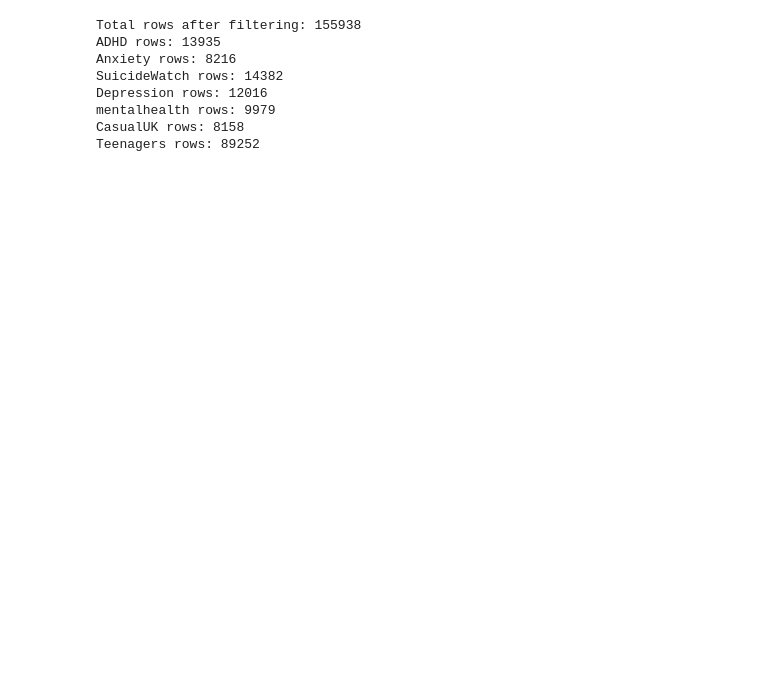
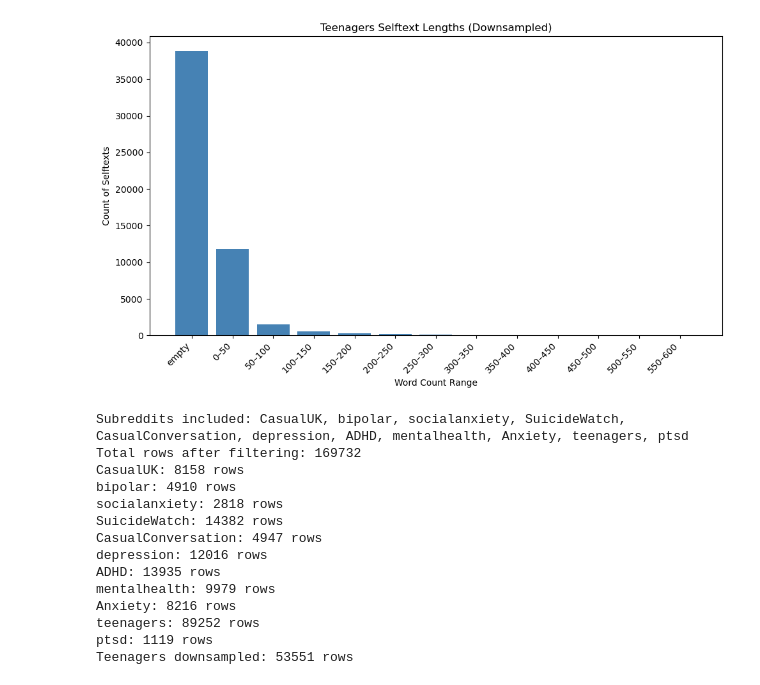
Before and after one commit to DHJKim321/diss-project, a Jupyter notebook: src/data/raw/combine_data.ipynb, the cells around one changed output. Drawn from its saved outputs; the diff is of its cells as text; code cells hidden in the pictures; blank space fills up the shorter version.

```diff
--- a/src/data/raw/combine_data.ipynb
+++ b/src/data/raw/combine_data.ipynb
@@ -36,0 +62,21 @@ for subreddit in full_df['subreddit'].unique():
+# %%
+for subreddit in full_df['subreddit'].unique():
+    subreddit_df = full_df[full_df['subreddit'] == subreddit].copy()
+    subreddit_df['length_for_bin'] = subreddit_df['selftext_length'].replace(0, -1)
+    bins = [-2, -0.5] + list(np.arange(0, 650, 50))
+    subreddit_df['length_bin'] = pd.cut(subreddit_df['length_for_bin'], bins=bins)
+    counts = subreddit_df['length_bin'].value_counts().sort_index()
+    labels = []
+    for interval in counts.index:
+        if interval.left < 0:
+            labels.append('empty')
+        else:
+            labels.append(f'{int(interval.left)}–{int(interval.right)}')
+    plt.figure(figsize=(10, 6))
+    plt.bar(labels, counts.values, color='steelblue')
+    plt.title(f'{subreddit} Selftext Lengths')
+    plt.xlabel('Word Count Range')
+    plt.ylabel('Count of Selftexts')
+    plt.xticks(rotation=45, ha='right')
+    plt.tight_layout()
+    plt.show()
@@ -37,21 +95,48 @@ for subreddit in full_df['subreddit'].unique():
+# %%
+# Plot same graph for downsampled teenagers for selftext lengths
+teen_downsampled['length_for_bin'] = teen_downsampled['selftext_length'].replace(0, -1)
+bins = [-2, -0.5] + list(np.arange(0, 650, 50))
+teen_downsampled['length_bin'] = pd.cut(teen_downsampled['length_for_bin'], bins=bins)
+counts = teen_downsampled['length_bin'].value_counts().sort_index()
+labels = []
+for interval in counts.index:
+    if interval.left < 0:
+        labels.append('empty')
+    else:
+        labels.append(f'{int(interval.left)}–{int(interval.right)}')
+plt.figure(figsize=(10, 6))
+plt.bar(labels, counts.values, color='steelblue')
+plt.title('Teenagers Selftext Lengths (Downsampled)')
+plt.xlabel('Word Count Range')
+plt.ylabel('Count of Selftexts')
+plt.xticks(rotation=45, ha='right')
+plt.tight_layout()
+plt.show()
+# %% [output]
+[figure, added]
 # %%
+subreddits = full_df['subreddit'].unique()
+print(f"Subreddits included: {', '.join(subreddits)}")
 print(f"Total rows after filtering: {len(full_df)}")
-print(f"ADHD rows: {len(full_df[full_df['subreddit'] == 'ADHD'])}")
-print(f"Anxiety rows: {len(full_df[full_df['subreddit'] == 'Anxiety'])}")
-print(f"SuicideWatch rows: {len(full_df[full_df['subreddit'] == 'SuicideWatch'])}")
-print(f"Depression rows: {len(full_df[full_df['subreddit'] == 'depression'])}")
-print(f"mentalhealth rows: {len(full_df[full_df['subreddit'] == 'mentalhealth'])}")
-print(f"CasualUK rows: {len(full_df[full_df['subreddit'] == 'CasualUK'])}")
-print(f"Teenagers rows: {len(full_df[full_df['subreddit'] == 'teenagers'])}")
+for subreddit in subreddits:
+    subreddit_df = full_df[full_df['subreddit'] == subreddit]
+    print(f"{subreddit}: {len(subreddit_df)} rows")
+print(f"Teenagers downsampled: {len(teen_downsampled)} rows")
 # %% [output]
-Total rows after filtering: 155938
-ADHD rows: 13935
-Anxiety rows: 8216
-SuicideWatch rows: 14382
-Depression rows: 12016
-mentalhealth rows: 9979
-CasualUK rows: 8158
-Teenagers rows: 89252
+Subreddits included: CasualUK, bipolar, socialanxiety, SuicideWatch, CasualConversation, depression, ADHD, mentalhealth, Anxiety, teenagers, ptsd
+Total rows after filtering: 169732
+CasualUK: 8158 rows
+bipolar: 4910 rows
+socialanxiety: 2818 rows
+SuicideWatch: 14382 rows
+CasualConversation: 4947 rows
+depression: 12016 rows
+ADHD: 13935 rows
+mentalhealth: 9979 rows
+Anxiety: 8216 rows
+teenagers: 89252 rows
+ptsd: 1119 rows
+Teenagers downsampled: 53551 rows
 # %%
 mentalhealth = full_df[(full_df['subreddit'] == 'ADHD') |
                        (full_df['subreddit'] == 'Anxiety') |
```
Also changed, not shown: parts of 17 cells of this notebook, 5 other files.
